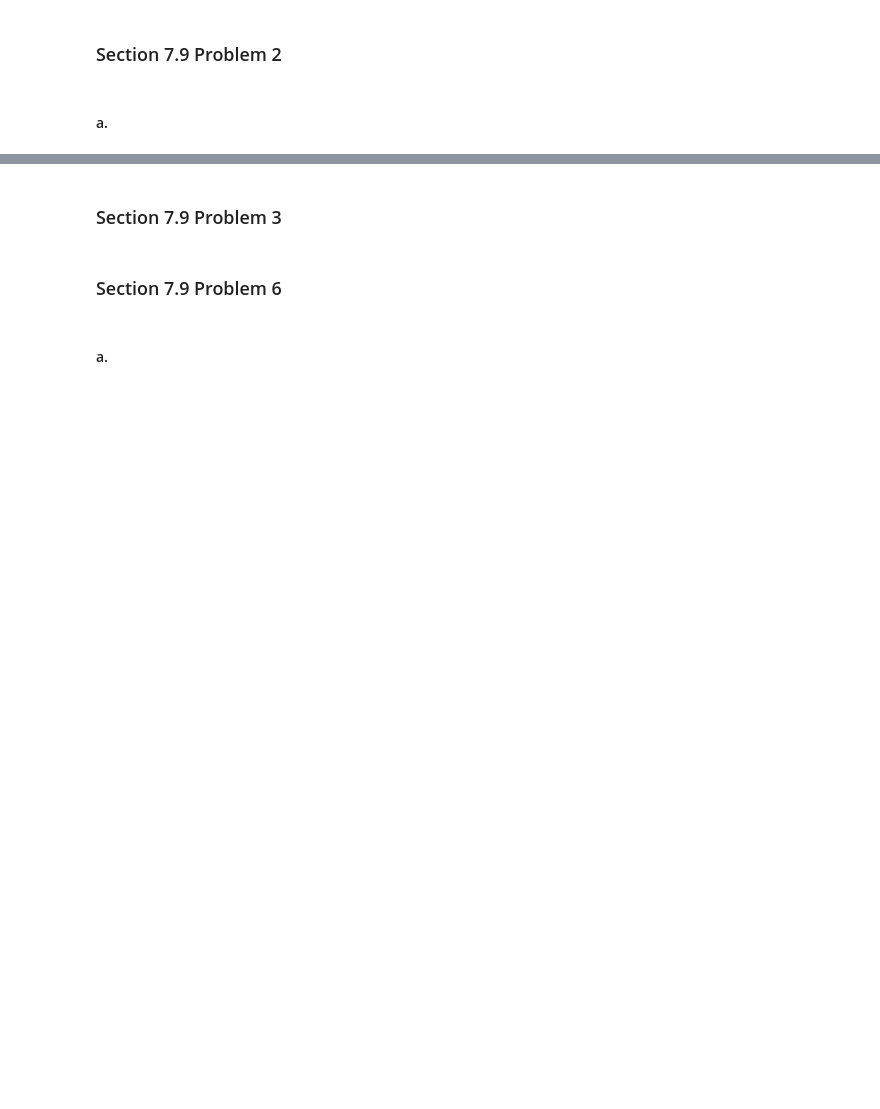
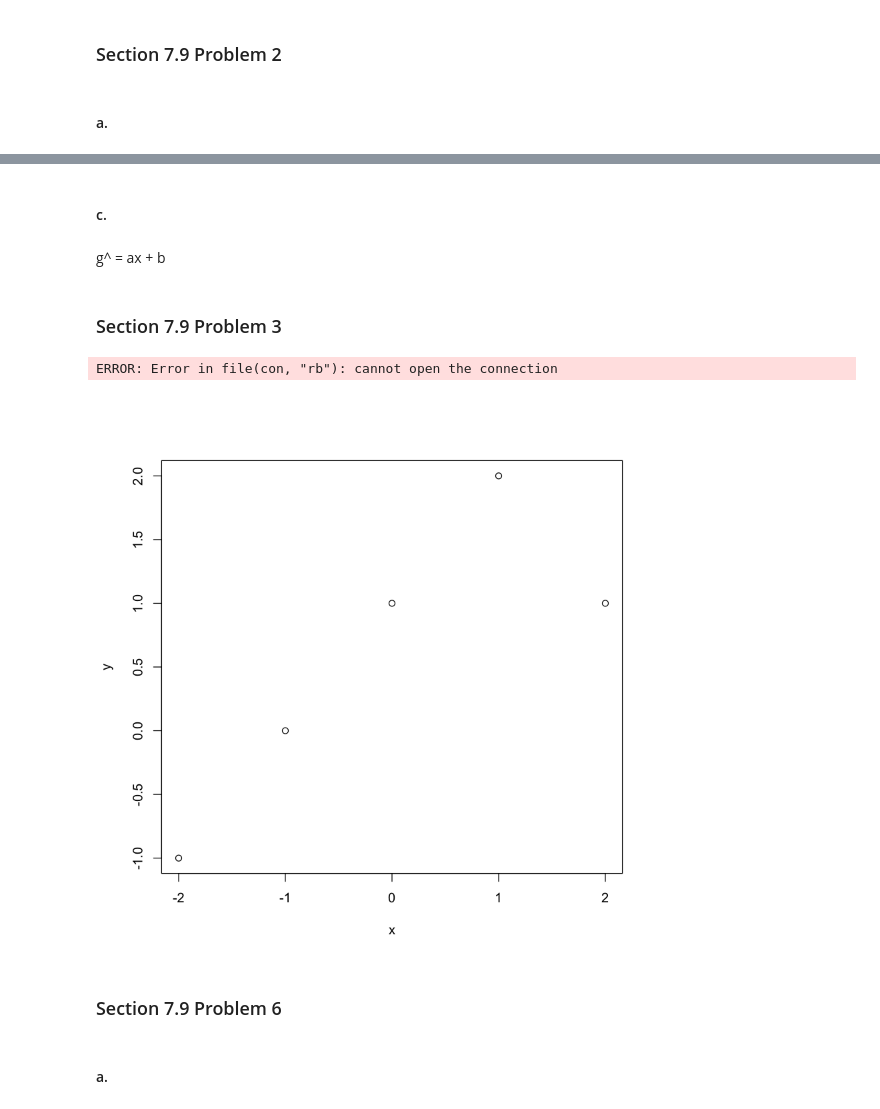
Before and after one commit to jbrambleDC/statistical-learning, a Jupyter notebook: Homework6.ipynb, the cells around one changed output, grey strips where cells are left out. Cells and saved outputs as stored; diff of their text form; code cells hidden in the pictures; blank space fills up the shorter version.

```diff
--- a/Homework6.ipynb
+++ b/Homework6.ipynb
@@ -9,5 +15,18 @@
+# %% [markdown]
+#### c.
+# %% [markdown]
+g^ = ax + b
 # %% [markdown]
 ### Section 7.9 Problem 3
+# %%
+x = -2:2
+# %%
+y = 1 + x + -2 * (x-1)^2 * I(x>1)
+# %%
+plot(x,y)
+# %% [output]
+ERROR: Error in file(con, "rb"): cannot open the connection
+[figure, added]
 # %% [markdown]
 ### Section 7.9 Problem 6
 # %% [markdown]
```
Also changed, not shown: parts of 29 cells of this notebook.
